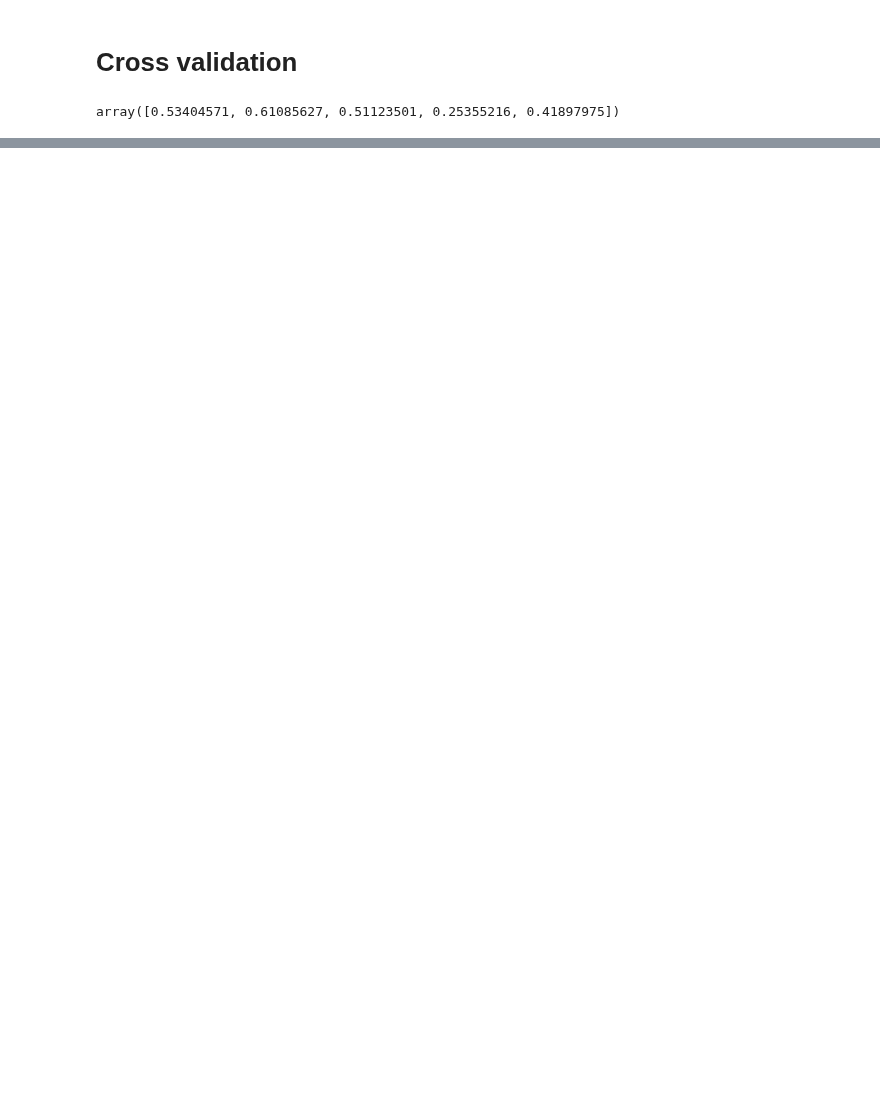
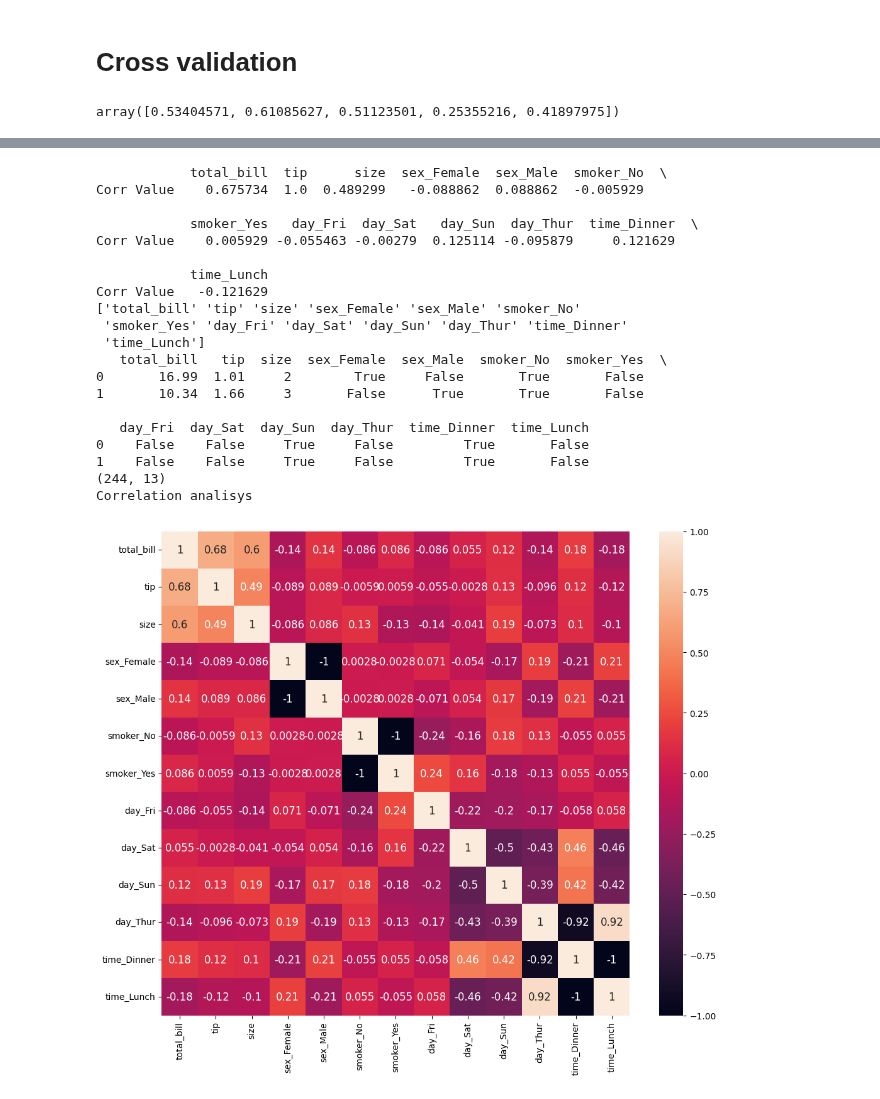
Before and after one commit to Undersk0re/machine-learning-course, a Jupyter notebook: Example/analitycs/04-Reg_tips.ipynb, the cells around one changed output, grey strips where cells are left out. Cells and saved outputs as stored; diff of their text form; code cells hidden in the pictures; blank space fills up the shorter version.

```diff
--- a/Example/analitycs/04-Reg_tips.ipynb
+++ b/Example/analitycs/04-Reg_tips.ipynb
@@ -381,0 +467,25 @@ array([0.53404571, 0.61085627, 0.51123501, 0.25355216, 0.41897975])
+# %%
+threshold_list = [0.0,0.01,0.02,0.09,0.13,0.18]
+ts_analisys(threshold_list,df_encoded,corrmat,'tip')
+# %% [output]
+            total_bill  tip      size  sex_Female  sex_Male  smoker_No  \
+Corr Value    0.675734  1.0  0.489299   -0.088862  0.088862  -0.005929
+
+            smoker_Yes   day_Fri  day_Sat   day_Sun  day_Thur  time_Dinner  \
+Corr Value    0.005929 -0.055463 -0.00279  0.125114 -0.095879     0.121629
+
+            time_Lunch
+Corr Value   -0.121629
+['total_bill' 'tip' 'size' 'sex_Female' 'sex_Male' 'smoker_No'
+ 'smoker_Yes' 'day_Fri' 'day_Sat' 'day_Sun' 'day_Thur' 'time_Dinner'
+ 'time_Lunch']
+   total_bill   tip  size  sex_Female  sex_Male  smoker_No  smoker_Yes  \
+0       16.99  1.01     2        True     False       True       False
+1       10.34  1.66     3       False      True       True       False
+
+   day_Fri  day_Sat  day_Sun  day_Thur  time_Dinner  time_Lunch
+0    False    False     True     False         True       False
+1    False    False     True     False         True       False
+(244, 13)
+Correlation analisys
+[figure, added]
```
Also changed, not shown: parts of 9 cells of this notebook.
